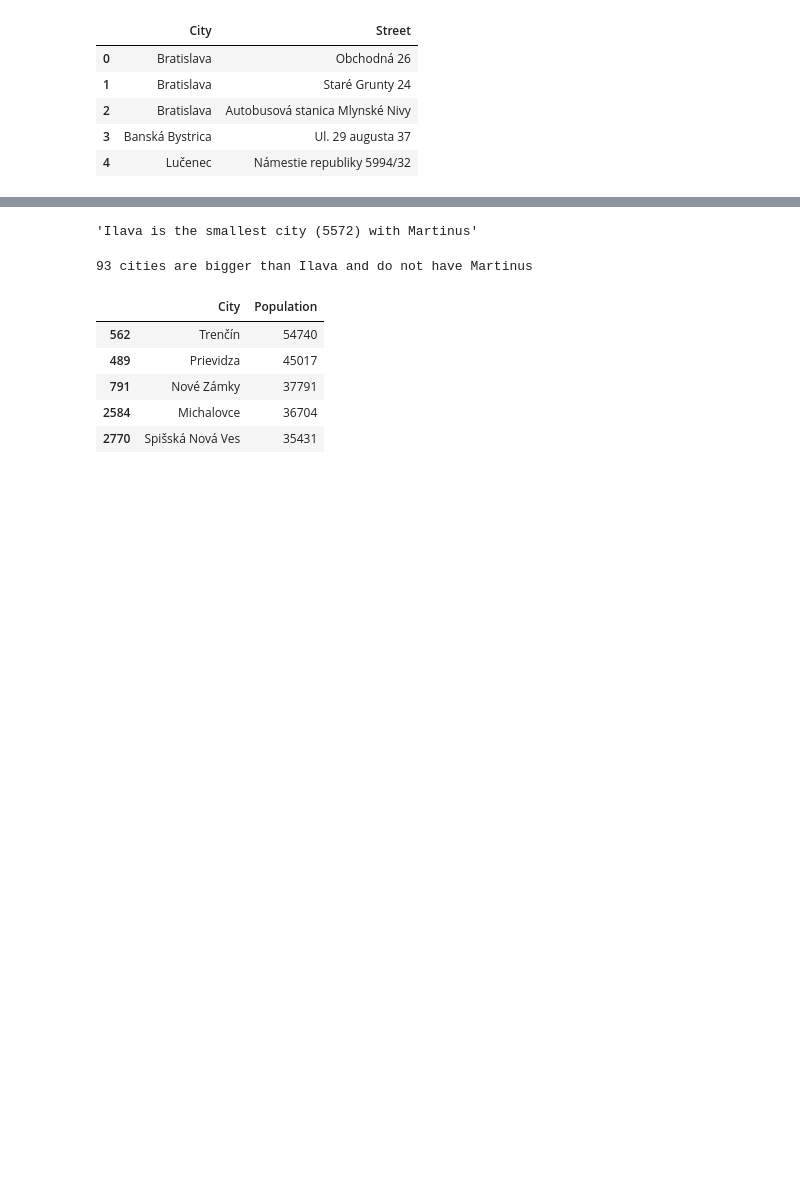
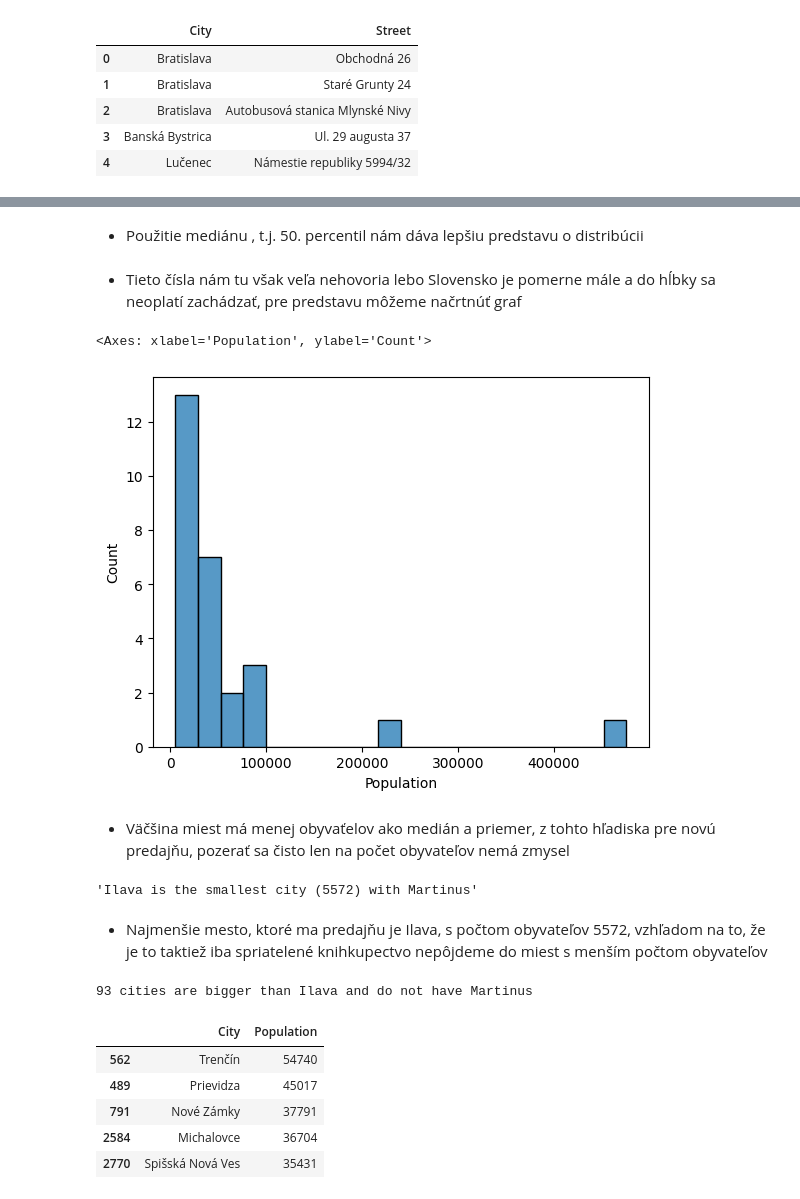
Before and after one commit to MarekFilo/Martinus-Knihkupectva-Analyza, a Jupyter notebook: main.ipynb, the cells around one changed output, grey strips where cells are left out. Cells and saved outputs as stored; diff of their text form; code cells hidden in the pictures; blank space fills up the shorter version.

```diff
--- a/main.ipynb
+++ b/main.ipynb
@@ -284,3 +345,14 @@ df_cities_w_Martinus.head()
+# %% [markdown]
+- Použitie mediánu , t.j. 50. percentil nám dáva lepšiu predstavu o distribúcii
+# %% [markdown]
+- Tieto čísla nám tu však veľa nehovoria lebo Slovensko je pomerne mále a do hĺbky sa neoplatí zachádzať, pre predstavu môžeme načrtnúť graf
+# %%
+sns.histplot(df_for_plotting["Population"], bins=20)
+# %% [output]
+<Axes: xlabel='Population', ylabel='Count'>
+[figure, added]
+# %% [markdown]
+- Väčšina miest má menej obyvaťelov ako medián a priemer, z tohto hľadiska pre novú predajňu, pozerať sa čisto len na počet obyvateľov nemá zmysel
 # %%
 min_population_index: int = df_cities_w_Martinus["Population"].idxmin()
 
@@ -289,6 +361,8 @@ min_population_city: pd.Series = df_cities_w_Martinus.loc[min_population_index]
 f"{min_population_city['City']} is the smallest city ({min_population_city['Population']}) with Martinus"
 # %% [output]
 'Ilava is the smallest city (5572) with Martinus'
+# %% [markdown]
+- Najmenšie mesto, ktoré ma predajňu je Ilava, s počtom obyvateľov 5572, vzhľadom na to, že je to taktiež iba spriatelené knihkupectvo nepôjdeme do miest s menším počtom obyvateľov
 # %%
 df_cities_wo_Martinus: pd.DataFrame = df_cities[
     ~df_cities["City"].isin(martinus_cities_clean)
```
Also changed, not shown: parts of 36 cells of this notebook.
